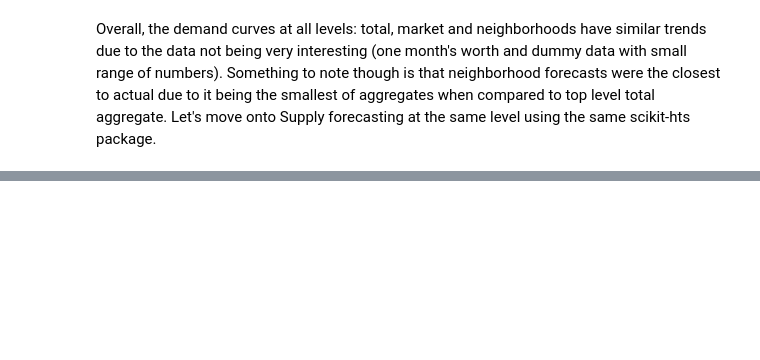
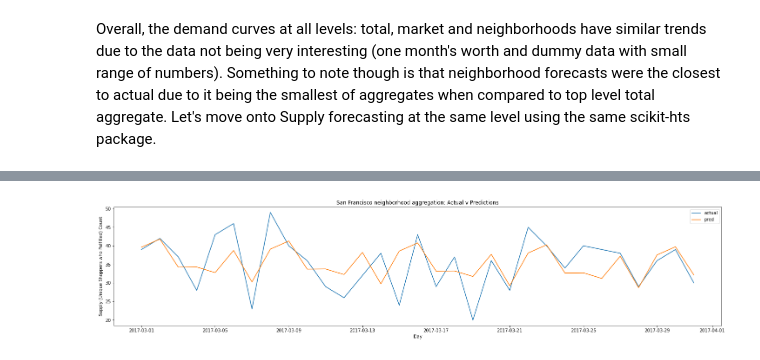
Before and after one commit to mindyng/Take-Homes, a Jupyter notebook: shipt-hierarchical-time-series-demand-forecasting.ipynb, the cells around one changed output, grey strips where cells are left out. Saved outputs shown, nothing was run; the diff lists cells and outputs as text; code cells hidden in the pictures; blank space fills up the shorter version.

```diff
--- a/shipt-hierarchical-time-series-demand-forecasting.ipynb
+++ b/shipt-hierarchical-time-series-demand-forecasting.ipynb
@@ -840,0 +1057,24 @@ Overall, the demand curves at all levels: total, market and neighborhoods have s
+# %%
+%matplotlib inline
+
+x = df3['time']
+y = df3['California_San Francisco']
+z = preds3['California_San Francisco']
+
+
+fig, ax = plt.subplots(figsize=(25, 5))
+
+
+ax.plot(x,y)
+ax.plot(x,z)
+
+
+ax.set_title('San Francisco neighborhood aggregation: Actual v Predictions')
+ax.legend(['actual','pred'])
+ax.xaxis.set_label_text('Day')
+ax.yaxis.set_label_text('Supply (Unique Shoppers who Fulfilled) Count')
+
+
+plt.show()
+# %% [output]
+[figure, added]
```
Also changed, not shown: parts of 31 cells of this notebook.
